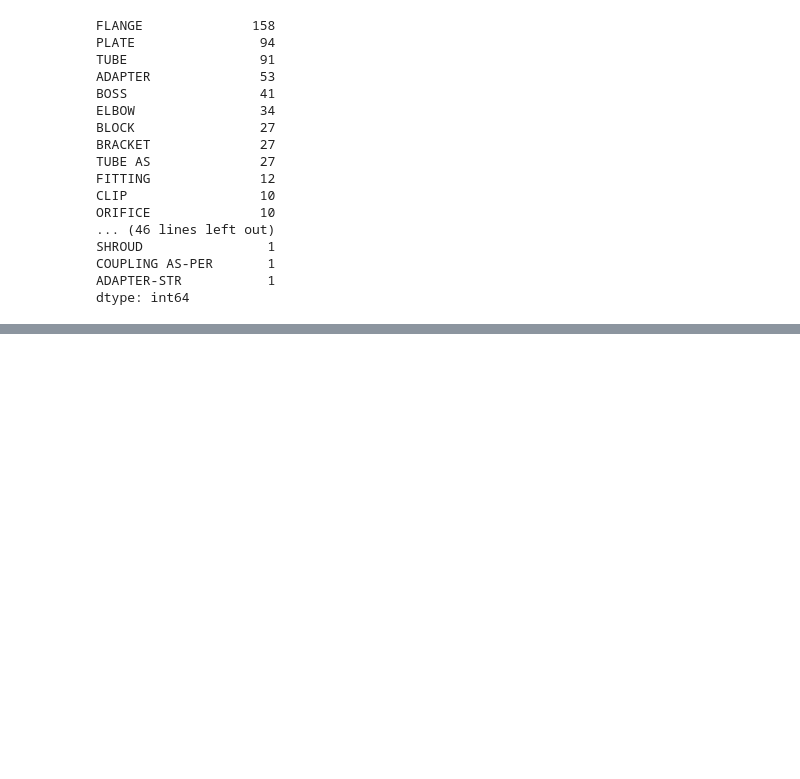
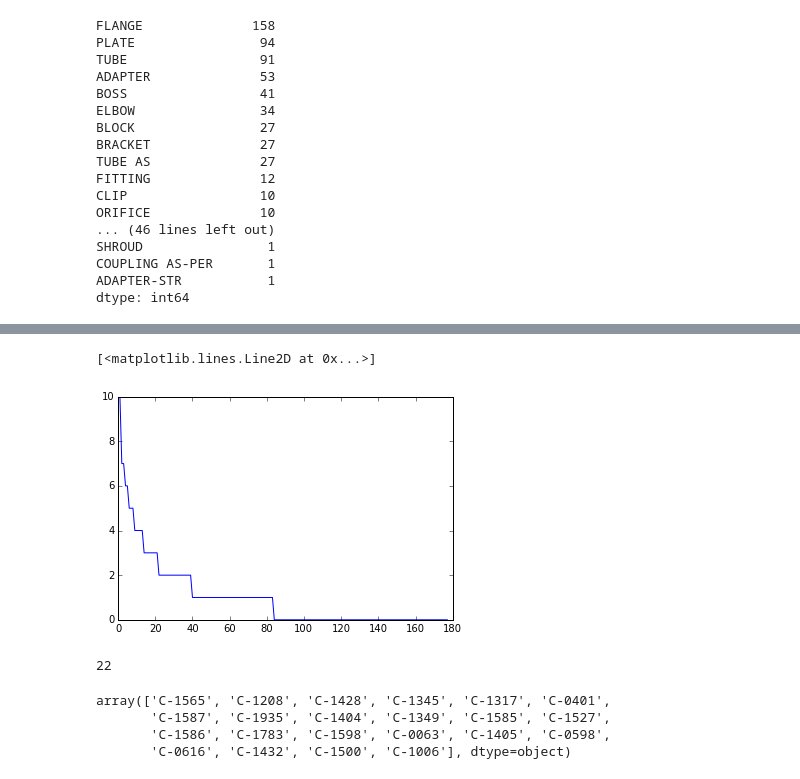
Before and after one commit to cberzan/kaggle-caterpillar, a Jupyter notebook: caterpillar-tube-pricing/components.ipynb, the cells around one changed output, grey strips where cells are left out. Drawn from its saved outputs; the diff is of its cells as text; code cells hidden in the pictures; blank space fills up the shorter version.

Commit message:
add support for clustering components in 'elbow' group

```diff
--- a/caterpillar-tube-pricing/components.ipynb
+++ b/caterpillar-tube-pricing/components.ipynb
@@ -178,3 +178,7 @@ SHROUD                1
 COUPLING AS-PER       1
 ADAPTER-STR           1
 dtype: int64
+# %%
+df = all_counts[all_counts.component_group_id == 'elbow'].copy()
+df.sort('train_count', ascending=False, inplace=True)
+df[:10]
@@ -181,3 +197,18 @@ dtype: int64
+# %%
+plot(df.train_count.values)
+# %% [output]
+[<matplotlib.lines.Line2D at 0x...>]
+[figure, added]
+# %%
+freq_cids = df.component_id[df.train_count >= 3].values
+print len(freq_cids)
+freq_cids
+# %% [output]
+22
+array(['C-1565', 'C-1208', 'C-1428', 'C-1345', 'C-1317', 'C-0401',
+       'C-1587', 'C-1935', 'C-1404', 'C-1349', 'C-1585', 'C-1527',
+       'C-1586', 'C-1783', 'C-1598', 'C-0063', 'C-1405', 'C-0598',
+       'C-0616', 'C-1432', 'C-1500', 'C-1006'], dtype=object)
 # %%
 straight = all_counts[all_counts.component_group_id == 'straight'].copy()
 straight.sort('train_count', ascending=False, inplace=True)
```
Also changed, not shown: parts of 4 cells of this notebook, 5 other files.
